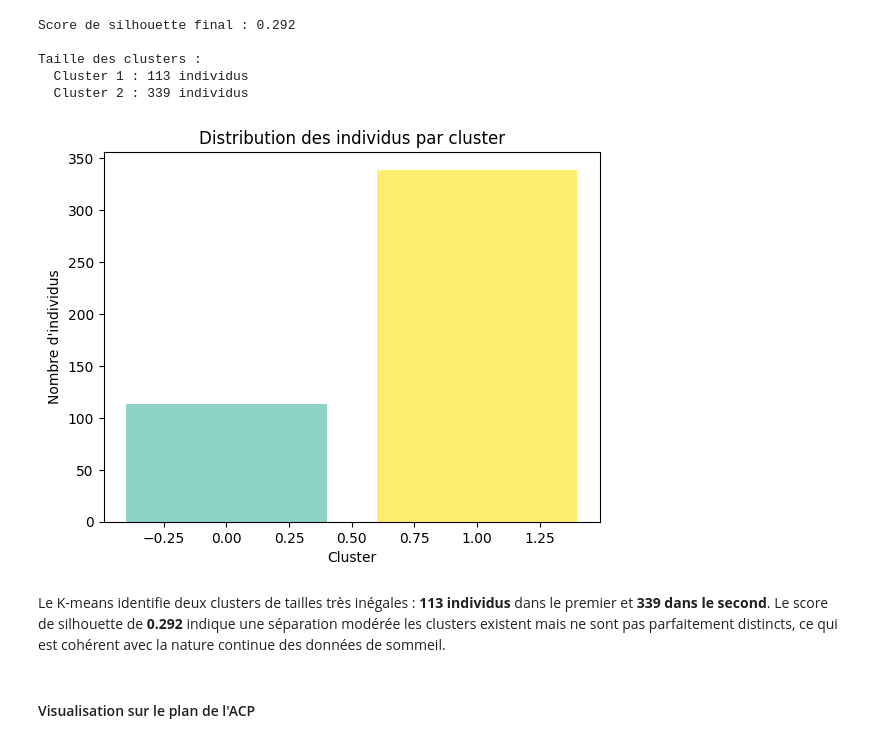
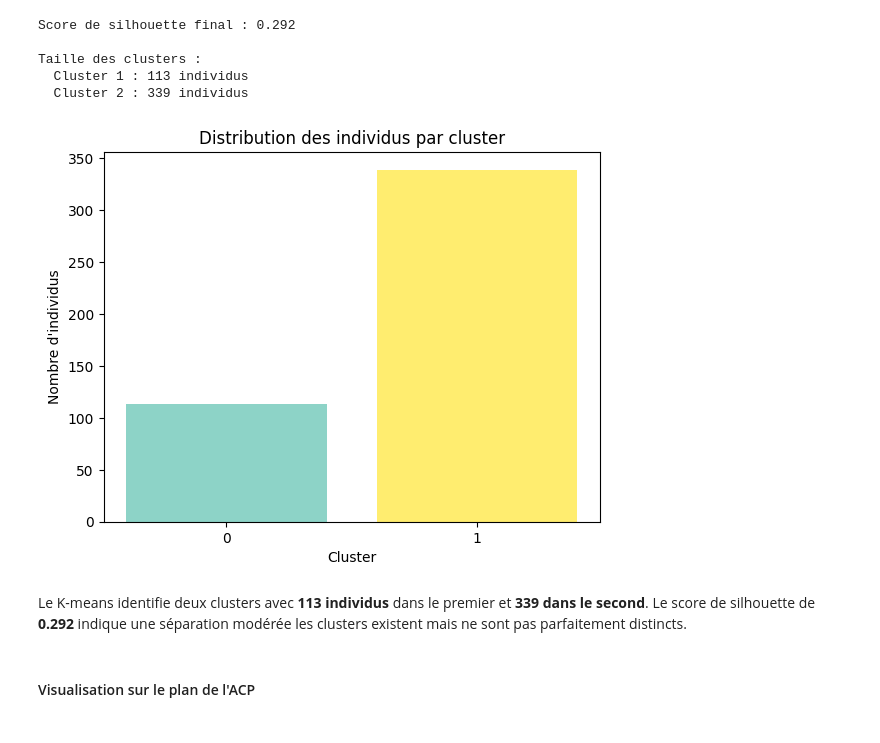
Before and after one commit to AhmedBousbih/Projet-analyse-de-donn-es, a Jupyter notebook: Projet_Analyse_de_données.ipynb, the cells around one changed output. Saved outputs shown, nothing was run; the diff lists cells and outputs as text; code cells hidden in the pictures.

```diff
--- a/Projet_Analyse_de_données.ipynb
+++ b/Projet_Analyse_de_données.ipynb
@@ -529,16 +530,18 @@ Taille des clusters :
   Cluster 2 : 339 individus
 # %%
 cmp = plt.get_cmap('Set3',K_FINAL)
+unique = np.unique(clusters)
 plt.bar(*np.unique(clusters,return_counts=True), color=cmp.colors)
 plt.ylabel("Nombre d'individus")
 plt.xlabel("Cluster")
 plt.title("Distribution des individus par cluster")
+plt.xticks(list(unique))
 plt.show()
 # %% [output]
-[figure, old version]
+[figure, new version]
 # %% [markdown]
-Le K-means identifie deux clusters de tailles très inégales : **113 individus** dans le premier et **339 dans le second**.
-Le score de silhouette de **0.292** indique une séparation modérée les clusters existent mais ne sont pas parfaitement distincts, ce qui est cohérent avec la nature continue des données de sommeil.
+Le K-means identifie deux clusters avec **113 individus** dans le premier et **339 dans le second**.
+Le score de silhouette de **0.292** indique une séparation modérée les clusters existent mais ne sont pas parfaitement distincts.
 # %% [markdown]
 #### Visualisation sur le plan de l'ACP
 # %%
```
Also changed, not shown: parts of 12 cells of this notebook.
